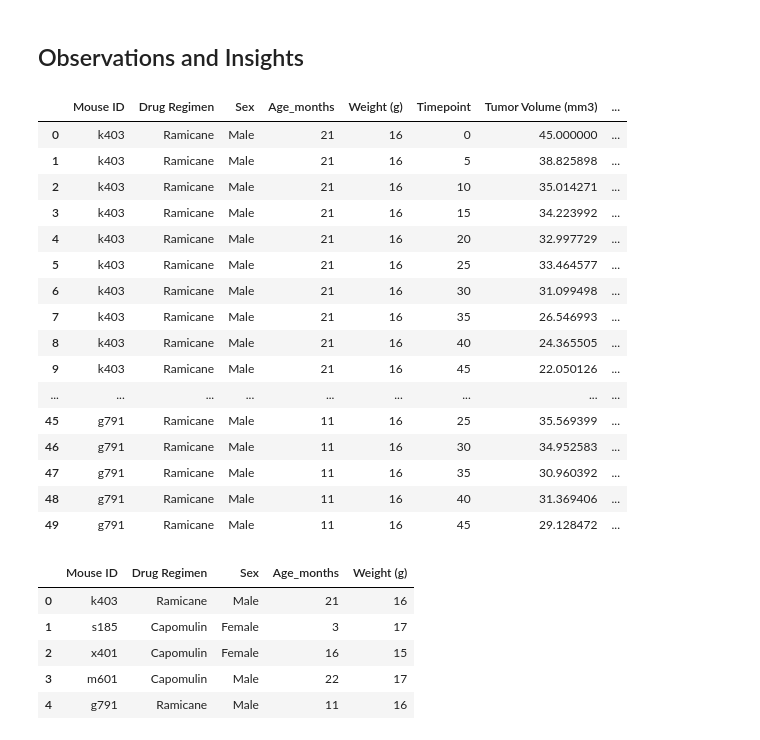
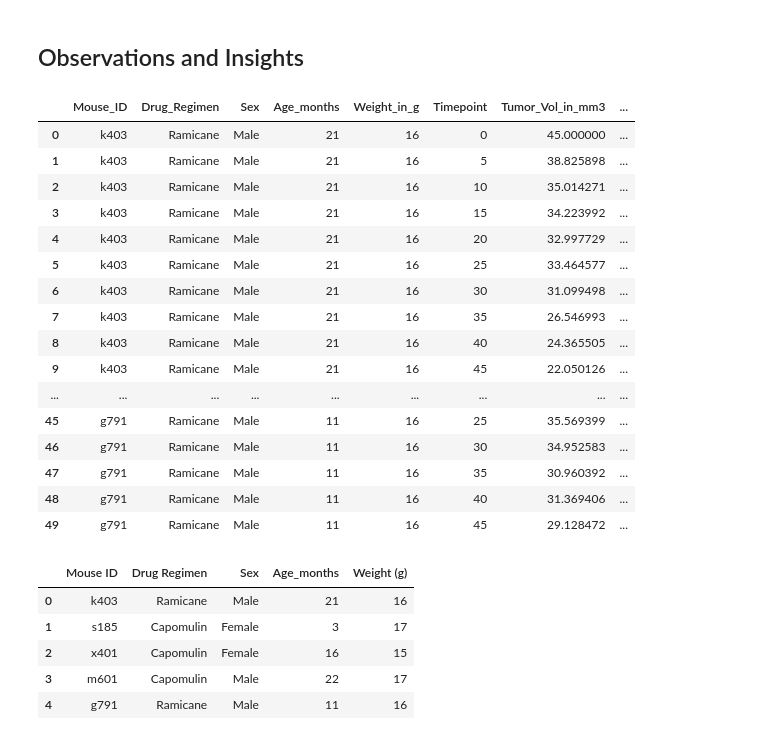
Before and after one commit to tidepooler/pymaceuticals, a Jupyter notebook: pymaceuticals_starter.ipynb, the cells around one changed output. Drawn from its saved outputs; the diff is of its cells as text; code cells hidden in the pictures.

Commit message:
Changed Column Names
Converted Column Names to Names that were easier to work with in Pandas code

```diff
--- a/pymaceuticals_starter.ipynb
+++ b/pymaceuticals_starter.ipynb
@@ -3,27 +3,33 @@
 # %%
 # Dependencies and Setup
 import matplotlib.pyplot as plt
 import pandas as pd
 import scipy.stats as st
+import numpy as np
 
 # Study data files
 mouse_metadata_path = "data/Mouse_metadata.csv"
 study_results_path = "data/Study_results.csv"
 
 # Read the mouse data and the study results
 mouse_metadata = pd.read_csv(mouse_metadata_path)
 study_results = pd.read_csv(study_results_path)
 
 # Combine the data into a single datasetwar using outer join on Mouse_ID
 data_and_study_df = pd.merge(mouse_metadata,study_results,on='Mouse ID',how='outer')
 
 #Clean data before use
 data_and_study_clean_df = data_and_study_df.drop_duplicates(subset=['Mouse ID', 'Timepoint'], keep='first')
 
+#Rename columns so they are more easily called within the code
+organized_df = data_and_study_clean_df
+organized_df = organized_df.rename(columns={"Mouse ID":"Mouse_ID", "Drug Regimen":"Drug_Regimen", "Weight (g)": "Weight_in_g", "Tumor Volume (mm3)":"Tumor_Vol_in_mm3", "Metastatic Sites": "Metastatic_Sites"})
+#renamed_df.head()
+
 # Display the data table for preview
-data_and_study_clean_df.head(50)
+organized_df.head(50)
 # %% [output]
-|  | Mouse ID | Drug Regimen | Sex | Age_months | Weight (g) | Timepoint | Tumor Volume (mm3) | ... |
+|  | Mouse_ID | Drug_Regimen | Sex | Age_months | Weight_in_g | Timepoint | Tumor_Vol_in_mm3 | ... |
 | 0 | k403 | Ramicane | Male | 21 | 16 | 0 | 45.000000 | ... |
 | 1 | k403 | Ramicane | Male | 21 | 16 | 5 | 38.825898 | ... |
 | 2 | k403 | Ramicane | Male | 21 | 16 | 10 | 35.014271 | ... |
```
Also changed, not shown: parts of 2 cells of this notebook.
